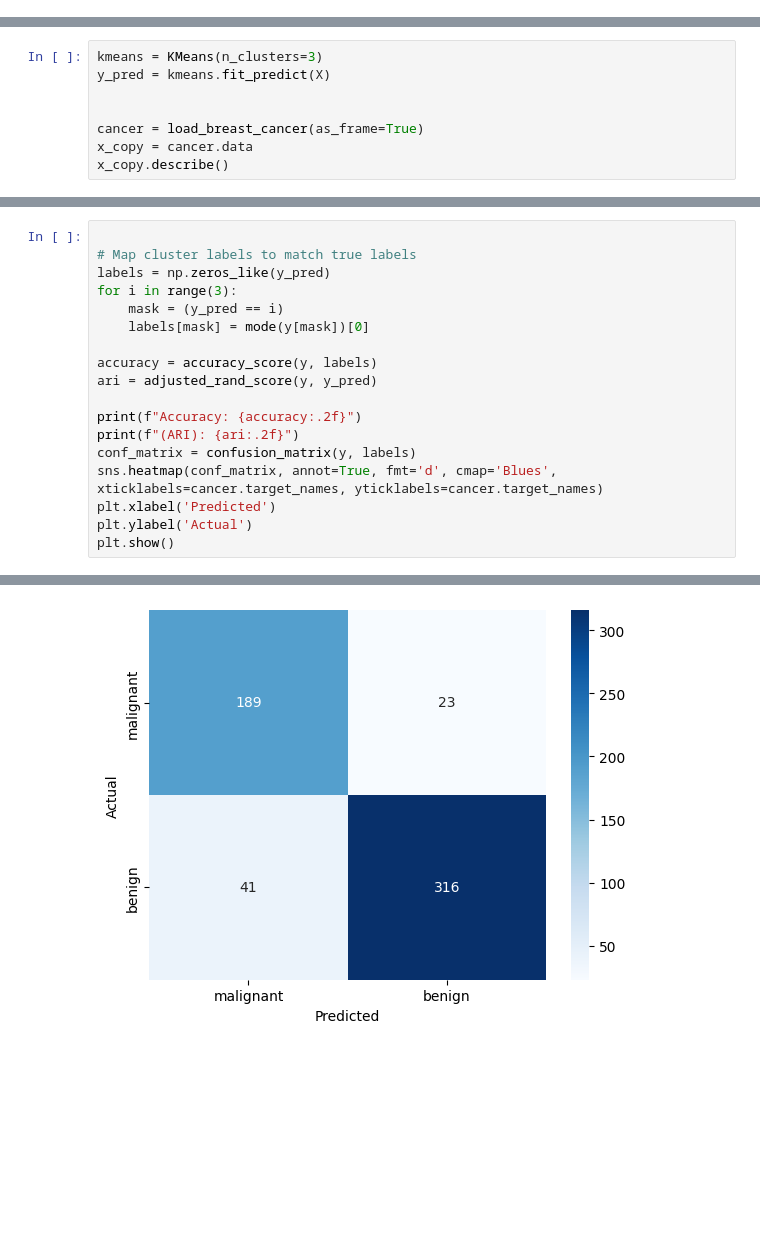
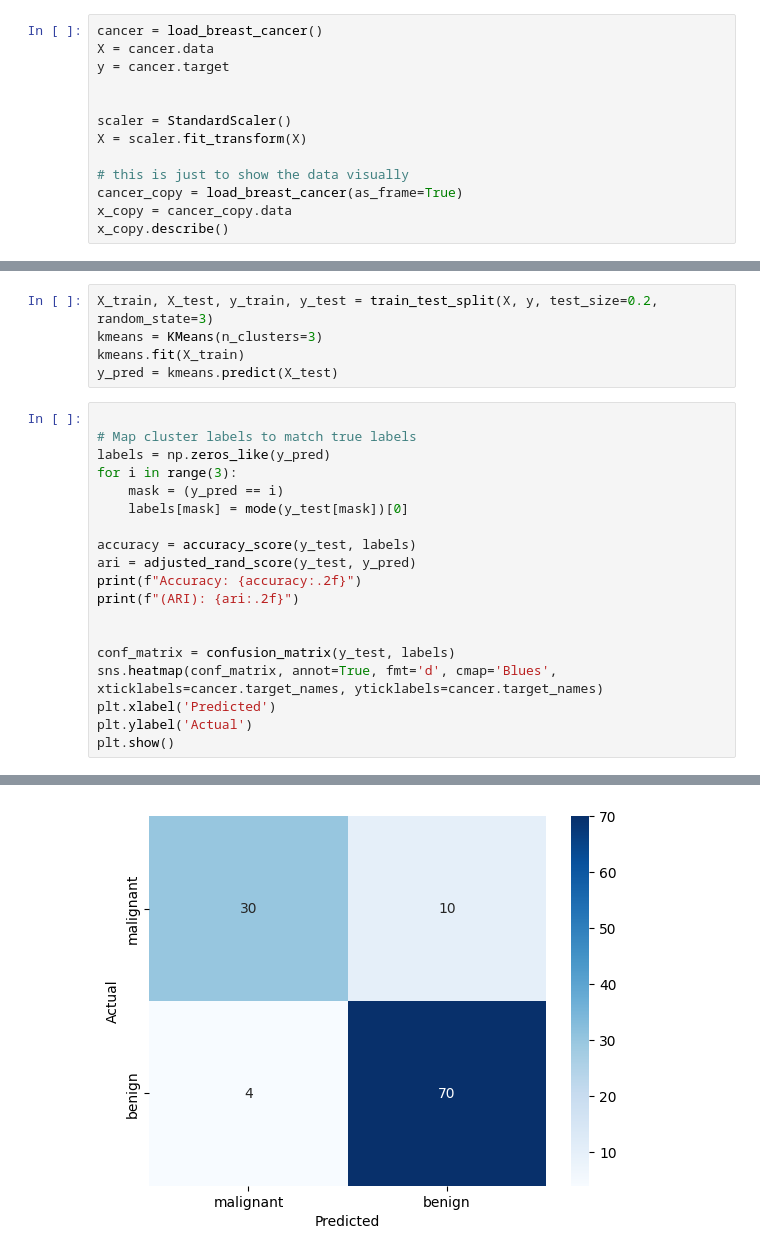
Before and after one commit to SantoQT/Miniproject, a Jupyter notebook: Model/K-Means/Breast_cancer.ipynb, the cells around one changed output, grey strips where cells are left out. Cells and saved outputs as stored; diff of their text form; blank space fills up the shorter version.

```diff
--- a/Model/K-Means/Breast_cancer.ipynb
+++ b/Model/K-Means/Breast_cancer.ipynb
@@ -13,0 +12,13 @@ y = cancer.target
+# %%
+cancer = load_breast_cancer()
+X = cancer.data
+y = cancer.target
+
+
+scaler = StandardScaler()
+X = scaler.fit_transform(X)
+
+# this is just to show the data visually
+cancer_copy = load_breast_cancer(as_frame=True)
+x_copy = cancer_copy.data
+x_copy.describe()
@@ -32,8 +53,0 @@ plt.show()
-# %%
-kmeans = KMeans(n_clusters=3)
-y_pred = kmeans.fit_predict(X)
-
-
-cancer = load_breast_cancer(as_frame=True)
-x_copy = cancer.data
-x_copy.describe()
@@ -51,17 +54,23 @@ x_copy.describe()
+# %%
+X_train, X_test, y_train, y_test = train_test_split(X, y, test_size=0.2, random_state=3)
+kmeans = KMeans(n_clusters=3)
+kmeans.fit(X_train)
+y_pred = kmeans.predict(X_test)
 # %%
 
 # Map cluster labels to match true labels
 labels = np.zeros_like(y_pred)
 for i in range(3):
     mask = (y_pred == i)
-    labels[mask] = mode(y[mask])[0]
+    labels[mask] = mode(y_test[mask])[0]
 
-accuracy = accuracy_score(y, labels)
-ari = adjusted_rand_score(y, y_pred)
-
+accuracy = accuracy_score(y_test, labels)
+ari = adjusted_rand_score(y_test, y_pred)
 print(f"Accuracy: {accuracy:.2f}")
 print(f"(ARI): {ari:.2f}")
-conf_matrix = confusion_matrix(y, labels)
+
+
+conf_matrix = confusion_matrix(y_test, labels)
 sns.heatmap(conf_matrix, annot=True, fmt='d', cmap='Blues', xticklabels=cancer.target_names, yticklabels=cancer.target_names)
 plt.xlabel('Predicted')
 plt.ylabel('Actual')
@@ -72,2 +81,2 @@ Accuracy: 0.89
-[figure, old version]
+[figure, new version]
 # %%
```
Also changed, not shown: parts of 7 cells of this notebook, 3 other files.
